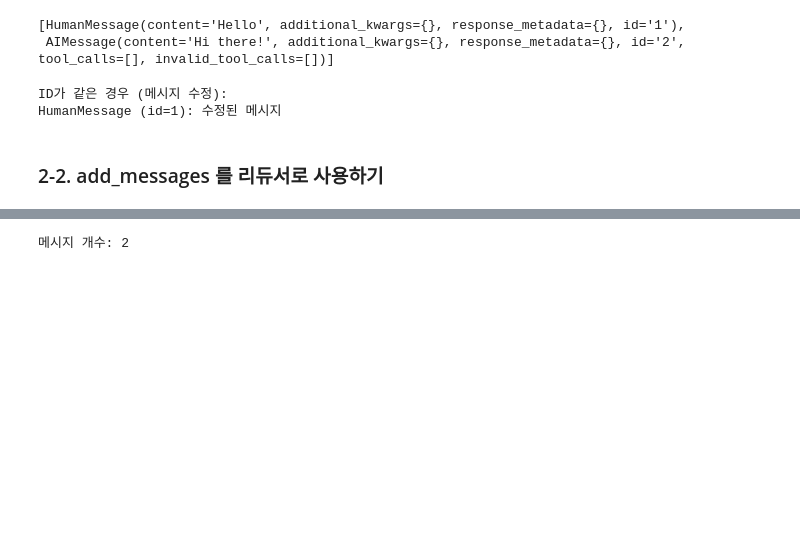
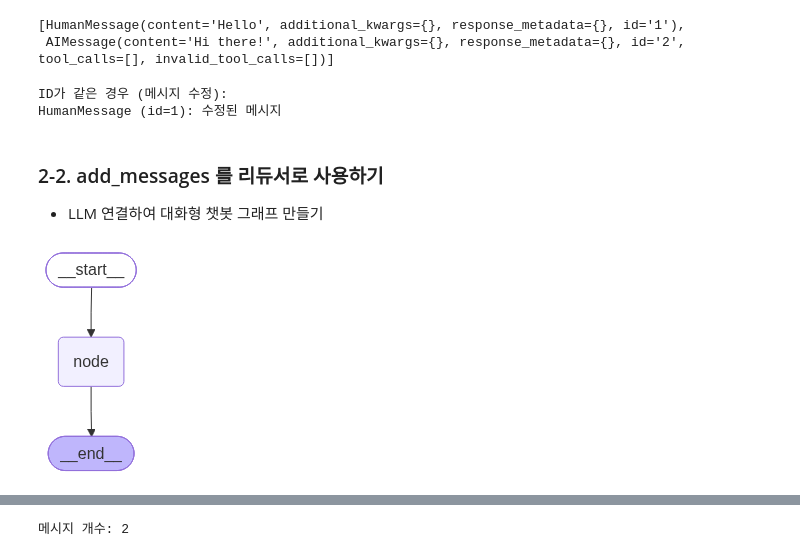
Before and after one commit to gongwon-nayeon/sk-rag-aiagent, a Jupyter notebook: Day1/03_langgraph_messages_state.ipynb, the cells around one changed output, grey strips where cells are left out. Drawn from its saved outputs; the diff is of its cells as text; code cells hidden in the pictures; blank space fills up the shorter version.

```diff
--- a/Day1/03_langgraph_messages_state.ipynb
+++ b/Day1/03_langgraph_messages_state.ipynb
@@ -58,6 +58,8 @@ ID가 같은 경우 (메시지 수정):
 HumanMessage (id=1): 수정된 메시지
 # %% [markdown]
 ### 2-2. add_messages 를 리듀서로 사용하기
+
+- LLM 연결하여 대화형 챗봇 그래프 만들기
 # %%
 from typing_extensions import Annotated, TypedDict
 from langgraph.graph.message import add_messages
@@ -82,6 +84,10 @@ graph_builder = StateGraph(State)
 graph_builder.add_node("node", node)
 graph_builder.set_entry_point("node")
 graph = graph_builder.compile()
+# %%
+graph
+# %% [output]
+[figure, added]
 # %%
 # 그래프 실행
 input_message = {"role": "user", "content": "안녕하세요."}
```
Also changed, not shown: parts of 16 cells of this notebook.
